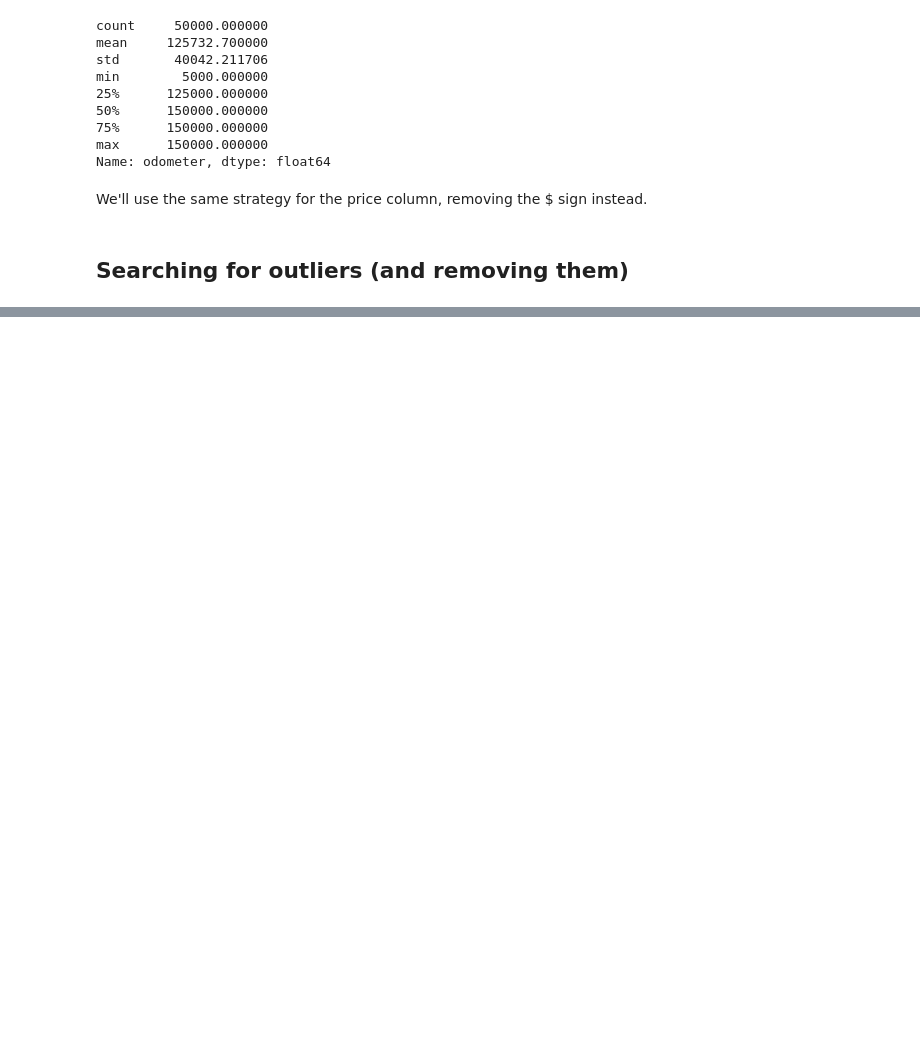
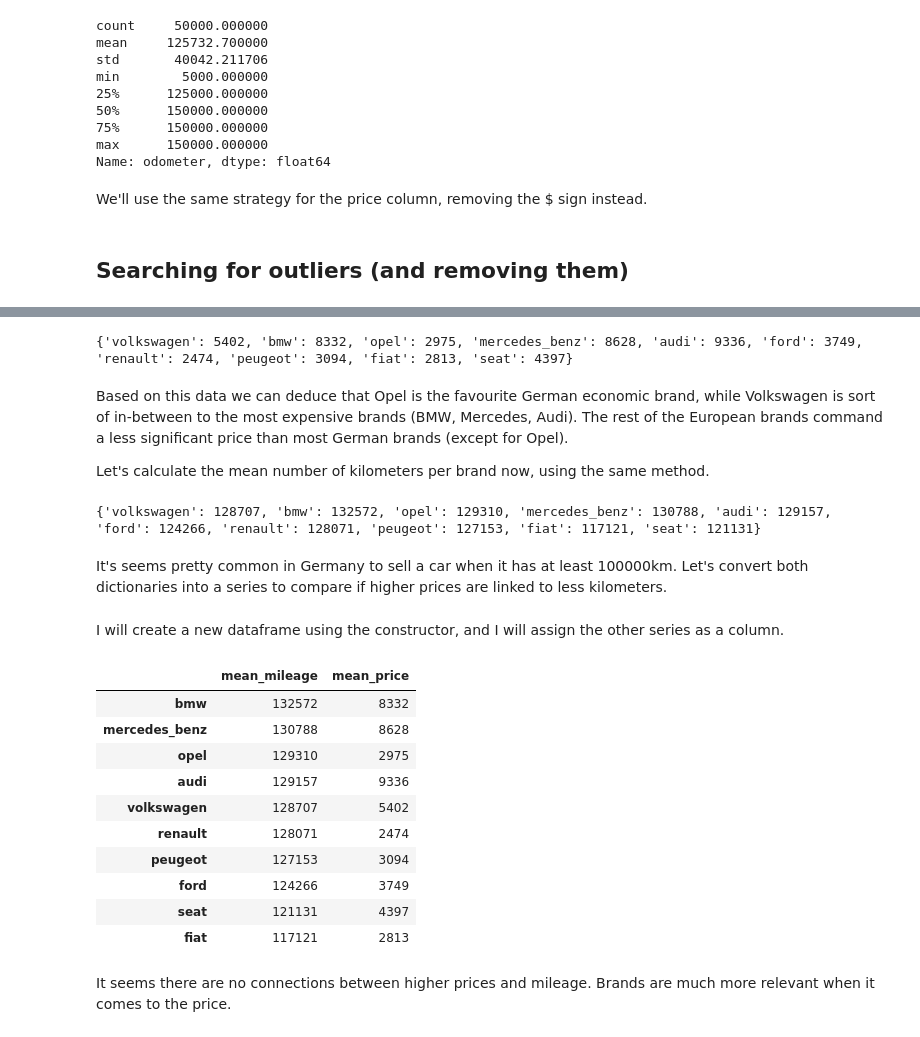
Before and after one commit to damianobacci/jupyter-notebook-projects, a Jupyter notebook: Analyzing ebay.de car sales.ipynb, the cells around one changed output, grey strips where cells are left out. Saved outputs shown, nothing was run; the diff lists cells and outputs as text; code cells hidden in the pictures; blank space fills up the shorter version.

```diff
--- a/Analyzing ebay.de car sales.ipynb
+++ b/Analyzing ebay.de car sales.ipynb
@@ -183,0 +436,9 @@ autos['price'] = autos['price'].astype(int)
+# %%
+brand_counts = autos['brand'].value_counts(normalize=True)
+common_brands = brand_counts.head(10).index
+print(common_brands)
+
+#We can use this formula if we want a particular range of brand
+#brand_counts = autos["brand"].value_counts(normalize=True)
+#common_brands = brand_counts[brand_counts > .05].index
+#print(common_brands)
@@ -183,0 +451,51 @@ autos['price'] = autos['price'].astype(int)
+# %%
+brand_mean_price = {}
+
+for brand in common_brands:
+    brand_only = autos[autos['brand'] == brand]
+    mean_price = brand_only['price'].mean()
+    brand_mean_price[brand] = int(mean_price)
+
+print(brand_mean_price)
+# %% [output]
+{'volkswagen': 5402, 'bmw': 8332, 'opel': 2975, 'mercedes_benz': 8628, 'audi': 9336, 'ford': 3749, 'renault': 2474, 'peugeot': 3094, 'fiat': 2813, 'seat': 4397}
+# %% [markdown]
+Based on this data we can deduce that Opel is the favourite German economic brand, while Volkswagen is sort of in-between to the most expensive brands (BMW, Mercedes, Audi). The rest of the European brands command a less significant price than most German brands (except for Opel).
+
+Let's calculate the mean number of kilometers per brand now, using the same method.
+# %%
+brand_mean_km = {}
+
+for brand in common_brands:
+    brand_only = autos[autos['brand'] == brand]
+    mean_km = brand_only['odometer_km'].mean()
+    brand_mean_km[brand] = int(mean_km)
+
+print(brand_mean_km)
+# %% [output]
+{'volkswagen': 128707, 'bmw': 132572, 'opel': 129310, 'mercedes_benz': 130788, 'audi': 129157, 'ford': 124266, 'renault': 128071, 'peugeot': 127153, 'fiat': 117121, 'seat': 121131}
+# %% [markdown]
+It's seems pretty common in Germany to sell a car when it has at least 100000km. Let's convert both dictionaries into a series to compare if higher prices are linked to less kilometers.
+# %%
+mean_mileage = pd.Series(brand_mean_km).sort_values(ascending=False)
+mean_prices = pd.Series(brand_mean_price).sort_values(ascending=False)
+# %% [markdown]
+I will create a new dataframe using the constructor, and I will assign the other series as a column.
+# %%
+brand_info = pd.DataFrame(mean_mileage,columns=['mean_mileage'])
+brand_info["mean_price"] = mean_prices
+brand_info
+# %% [output]
+|  | mean_mileage | mean_price |
+| bmw | 132572 | 8332 |
+| mercedes_benz | 130788 | 8628 |
+| opel | 129310 | 2975 |
+| audi | 129157 | 9336 |
+| volkswagen | 128707 | 5402 |
+| renault | 128071 | 2474 |
+| peugeot | 127153 | 3094 |
+| ford | 124266 | 3749 |
+| seat | 121131 | 4397 |
+| fiat | 117121 | 2813 |
+# %% [markdown]
+It seems there are no connections between higher prices and mileage. Brands are much more relevant when it comes to the price.
```
Also changed, not shown: parts of 35 cells of this notebook.
